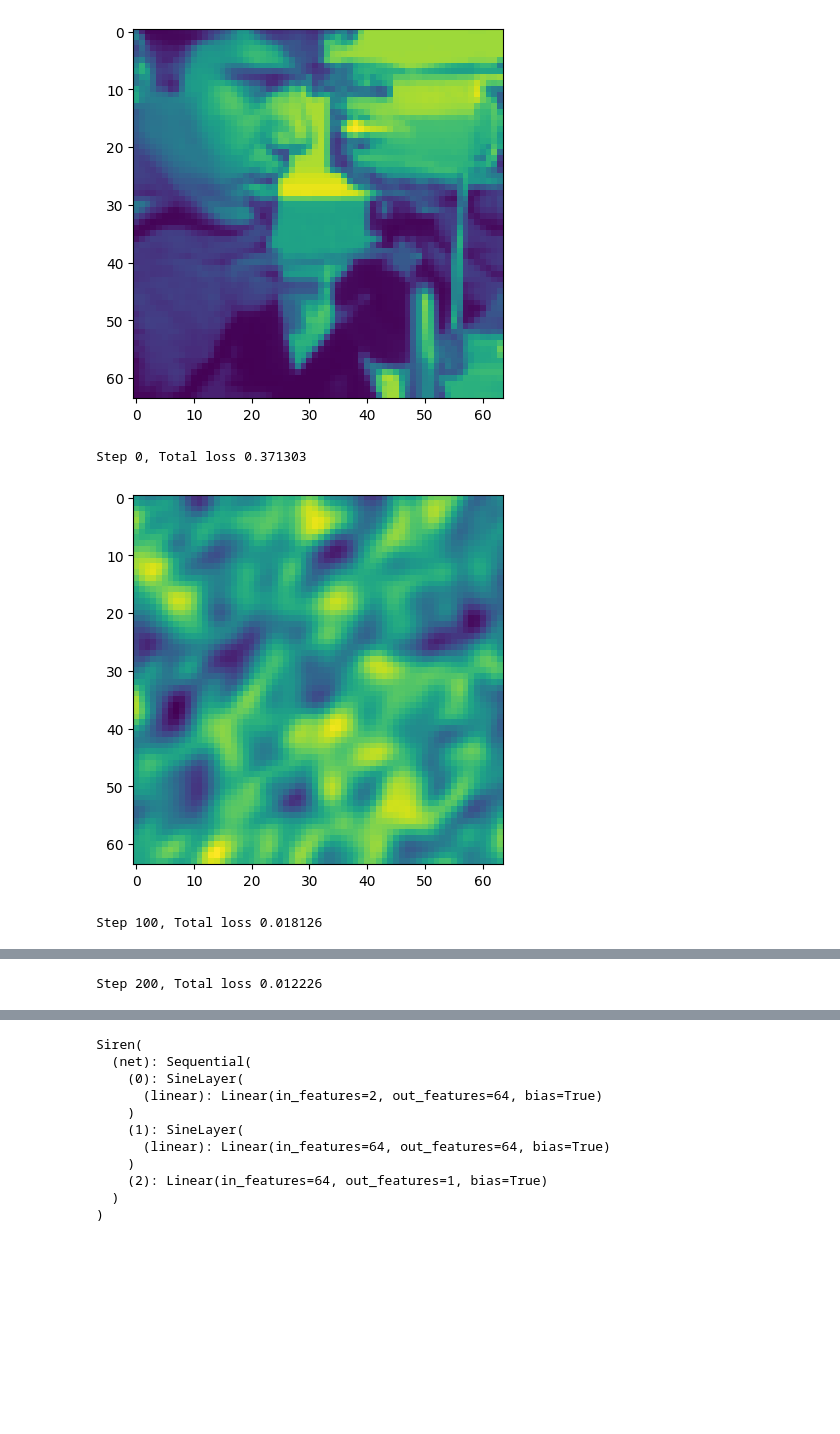
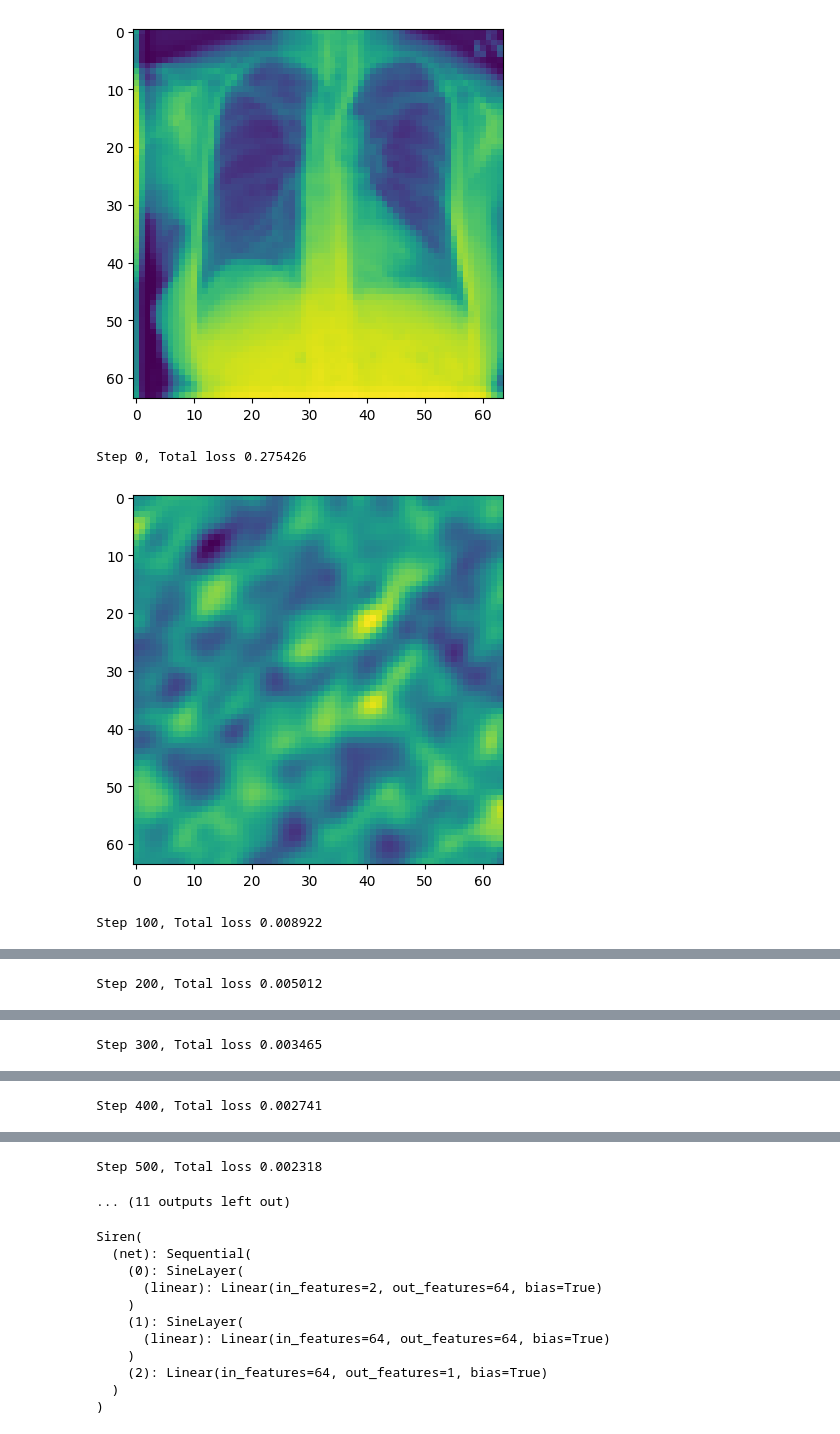
Before and after one commit to hcholab/decor, a Jupyter notebook: applications/siren.ipynb, the cells around one changed output, grey strips where cells are left out. Saved outputs shown, nothing was run; the diff lists cells and outputs as text; code cells hidden in the pictures; blank space fills up the shorter version.

```diff
--- a/applications/siren.ipynb
+++ b/applications/siren.ipynb
@@ -32,6 +32,20 @@ def get_cameraman_tensor(sidelength):
 
     img = transform(img)
     return img
+
+
+def get_chest_ct_tensor(sidelength):
+    from medmnist import ChestMNIST
+    dataset = ChestMNIST(split="train", download=True, size=64)
+    img = Image.fromarray(dataset.imgs[0])
+    transform = Compose([
+        Resize(sidelength),
+        ToTensor(),
+        Normalize(torch.Tensor([0.5]), torch.Tensor([0.5]))
+    ])
+
+    img = transform(img)
+    return img
 # %%
 class SineLayer(nn.Module):
     # See paper sec. 3.2, final paragraph, and supplement Sec. 1.5 for discussion of omega_0.
@@ -102,7 +116,7 @@ class Siren(nn.Module):
 class ImageFitting(Dataset):
     def __init__(self, sidelength):
         super().__init__()
-        img = get_cameraman_tensor(sidelength)
+        img = get_chest_ct_tensor(sidelength)
         self.pixels = img.permute(1, 2, 0).view(-1, 1)
         self.coords = get_mgrid(sidelength, 2)
 
@@ -116,35 +130,35 @@ class ImageFitting(Dataset):
 cameraman = ImageFitting(resolution)
 dataloader = DataLoader(cameraman, batch_size=1, pin_memory=True, num_workers=0)
 # %%
-total_steps = 201
+total_steps = 1001
 steps_til_summary = 100
 
 img_siren = Siren(in_features=2, out_features=1, hidden_features=resolution,
                   hidden_layers=1, outermost_linear=True)
 img_siren.cpu()
 
 optim = torch.optim.SGD(lr=1e-2, params=img_siren.parameters())
 
 model_input, ground_truth = next(iter(dataloader))
 model_input, ground_truth = model_input.cpu(), ground_truth.cpu()
 
 plt.imshow(ground_truth.view(resolution, resolution).detach().numpy())
 plt.show()
 
 for step in range(total_steps):
     model_output, coords = img_siren(model_input)
     loss = ((model_output - ground_truth)**2).mean()
 
     if not step % steps_til_summary:
         print("Step %d, Total loss %0.6f" % (step, loss))
         plt.imshow(model_output.cpu().view(resolution, resolution).detach().numpy())
         plt.show()
 
     optim.zero_grad()
     loss.backward()
     optim.step()
 # %% [output]
-[figure, old version]
+[figure, new version]
-Step 0, Total loss 0.371303
+Step 0, Total loss 0.275426
-[figure, old version]
+[figure, new version]
-Step 100, Total loss 0.018126
+Step 100, Total loss 0.008922
@@ -152 +166 @@ Step 100, Total loss 0.018126
-Step 200, Total loss 0.012226
+Step 200, Total loss 0.005012
@@ -153,0 +168 @@ Step 200, Total loss 0.012226
+Step 300, Total loss 0.003465
@@ -153,0 +170 @@ Step 200, Total loss 0.012226
+Step 400, Total loss 0.002741
@@ -154,3 +172,5 @@ Step 200, Total loss 0.012226
+Step 500, Total loss 0.002318
+... (11 outputs left out)
 # %%
 img_siren.cpu()
 # %% [output]
```
Also changed, not shown: parts of 1 cell of this notebook, 8 other files.
